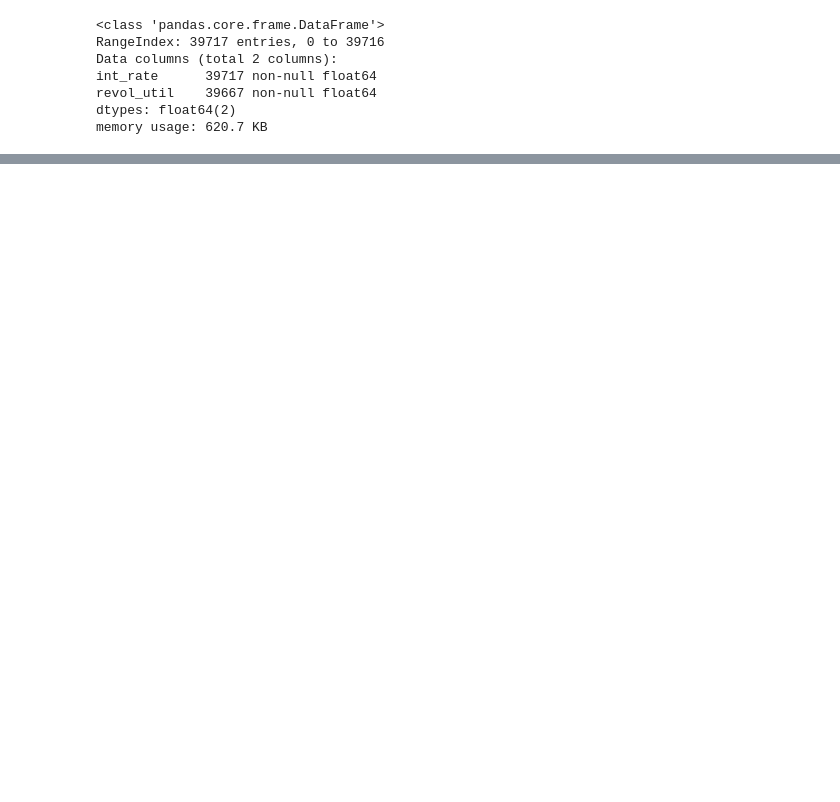
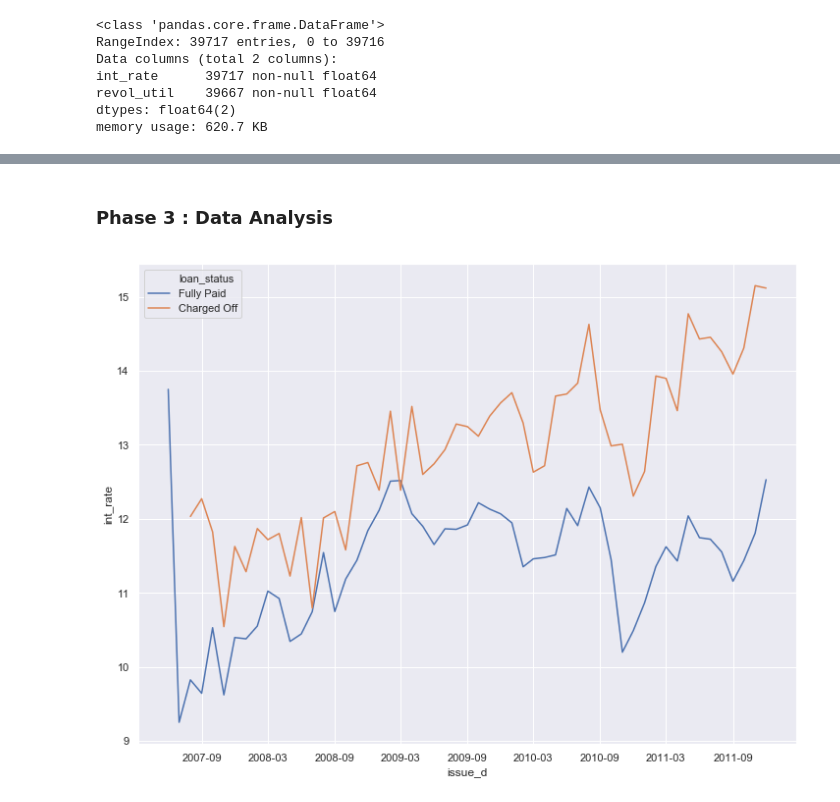
Before and after one commit to Nanditha-G-N/Machine-Learning-Case-Studies, a Jupyter notebook: case-study-2/LCLoanEDACaseStudy.ipynb, the cells around one changed output, grey strips where cells are left out. Saved outputs shown, nothing was run; the diff lists cells and outputs as text; code cells hidden in the pictures; blank space fills up the shorter version.

```diff
--- a/case-study-2/LCLoanEDACaseStudy.ipynb
+++ b/case-study-2/LCLoanEDACaseStudy.ipynb
@@ -199,3 +232,15 @@ df_loan['loan_default'] = np.where(df_loan['loan_status'] == 'Charged Off',1,0)
 #Creating a binned column for interest rates
 int_rate_bins = [0,5,10,15,20,25]
 df_loan['int_rate_bins'] = pd.cut(df_loan['int_rate'], bins=int_rate_bins)
+# %% [markdown]
+### Phase 3 : Data Analysis
+# %%
+#Interest rate fluctuations over time
+df_int_rate = df_loan[['issue_d','int_rate','loan_status']]
+df_int_rate['issue_d_year'] = df_loan['issue_d'].dt.year
+df_int_rate['issue_d_month'] = df_loan['issue_d'].dt.month
+df_filtered = df_int_rate[df_int_rate['loan_status'] != 'Current']
+sns.set(rc={'figure.figsize':(12,9)})
+ax = sns.lineplot(x="issue_d", y="int_rate",ci=None,hue="loan_status",data=df_filtered)
+# %% [output]
+[figure, added]
```
Also changed, not shown: parts of 12 cells of this notebook.
